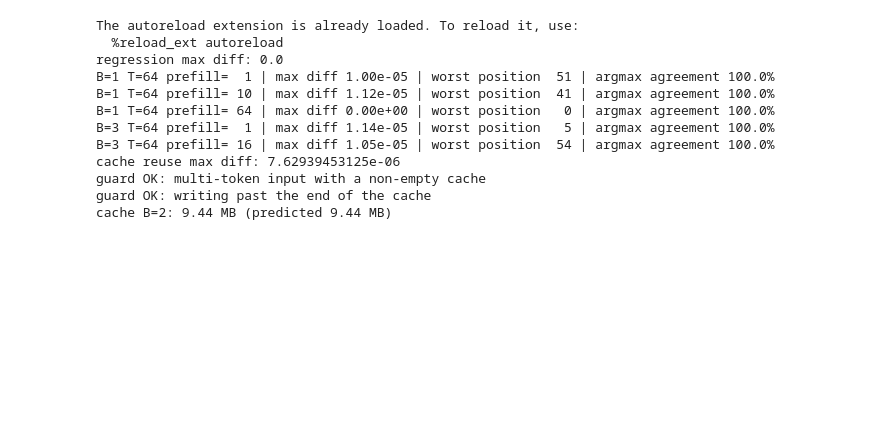
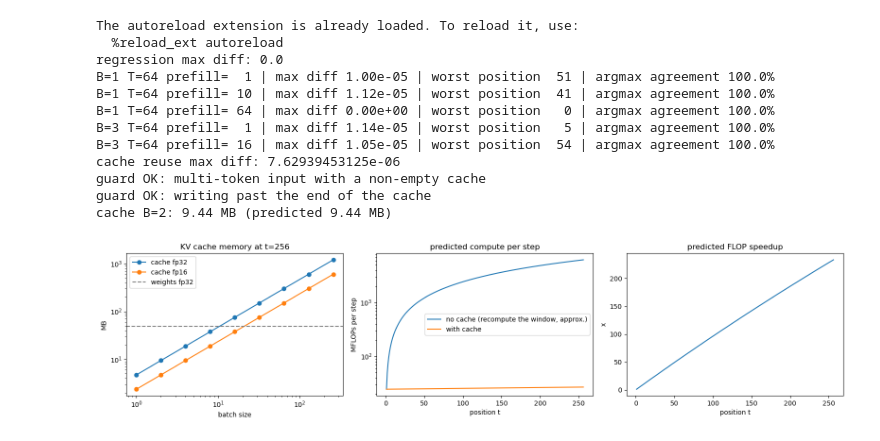
Before and after one commit to marziof/swGPT, a Jupyter notebook: notebooks/07_kv_cache.ipynb, the cells around one changed output. Drawn from its saved outputs; the diff is of its cells as text; code cells hidden in the pictures; blank space fills up the shorter version.

Commit message:
kv cache tests

```diff
--- a/notebooks/07_kv_cache.ipynb
+++ b/notebooks/07_kv_cache.ipynb
@@ -163,3 +167,32 @@ cache reuse max diff: 7.62939453125e-06
 guard OK: multi-token input with a non-empty cache
 guard OK: writing past the end of the cache
 cache B=2: 9.44 MB (predicted 9.44 MB)
+# %%
+import numpy as np, matplotlib.pyplot as plt
+
+L, d, V, T = cfg.n_layer, cfg.d_model, cfg.vocab_size, cfg.context_len
+weights_mb = sum(p.numel() for p in model.parameters()) * 4 / 1e6
+kv_mb = lambda B, t, nbytes=4: 2 * L * d * t * B * nbytes / 1e6
+
+fig, ax = plt.subplots(1, 3, figsize=(16, 4))
+
+Bs = np.array([1, 2, 4, 8, 16, 32, 64, 128, 256])                   # (a) cache memory vs batch size, at full context
+ax[0].plot(Bs, kv_mb(Bs, T, 4), marker="o", label="cache fp32")
+ax[0].plot(Bs, kv_mb(Bs, T, 2), marker="o", label="cache fp16")
+ax[0].axhline(weights_mb, color="gray", ls="--", label="weights fp32")
+ax[0].set(xscale="log", yscale="log", xlabel="batch size", ylabel="MB", title=f"KV cache memory at t={T}")
+ax[0].legend()
+
+t = np.arange(1, T + 1)                                              # (b) FLOPs per generated token vs position
+dense = 2 * (12 * L * d * d + V * d)                                 # projections + MLP + tied head
+attn = 4 * L * d * t                                                 # QK^T and AV against t cached positions
+ax[1].plot(t, t * dense / 1e6, label="no cache (recompute the window, approx.)")
+ax[1].plot(t, (dense + attn) / 1e6, label="with cache")
+ax[1].set(yscale="log", xlabel="position t", ylabel="MFLOPs per step", title="predicted compute per step")
+ax[1].legend()
+
+ax[2].plot(t, t * dense / (dense + attn))                            # (c) predicted FLOP speedup
+ax[2].set(xlabel="position t", ylabel="x", title="predicted FLOP speedup")
+plt.tight_layout(); plt.show()
+# %% [output]
+[figure, added]
```
Also changed, not shown: parts of 4 cells of this notebook, 2 other files.
